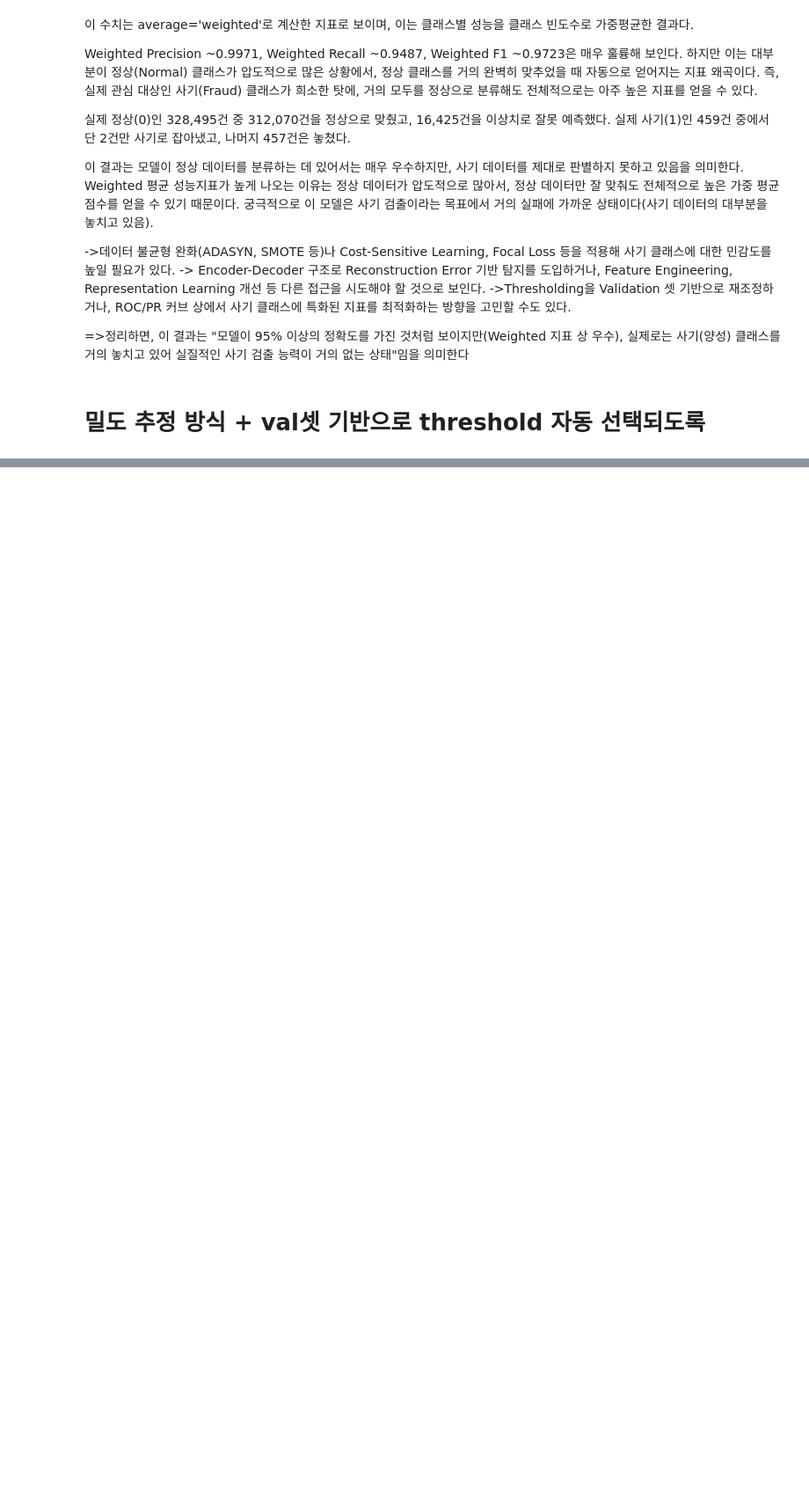
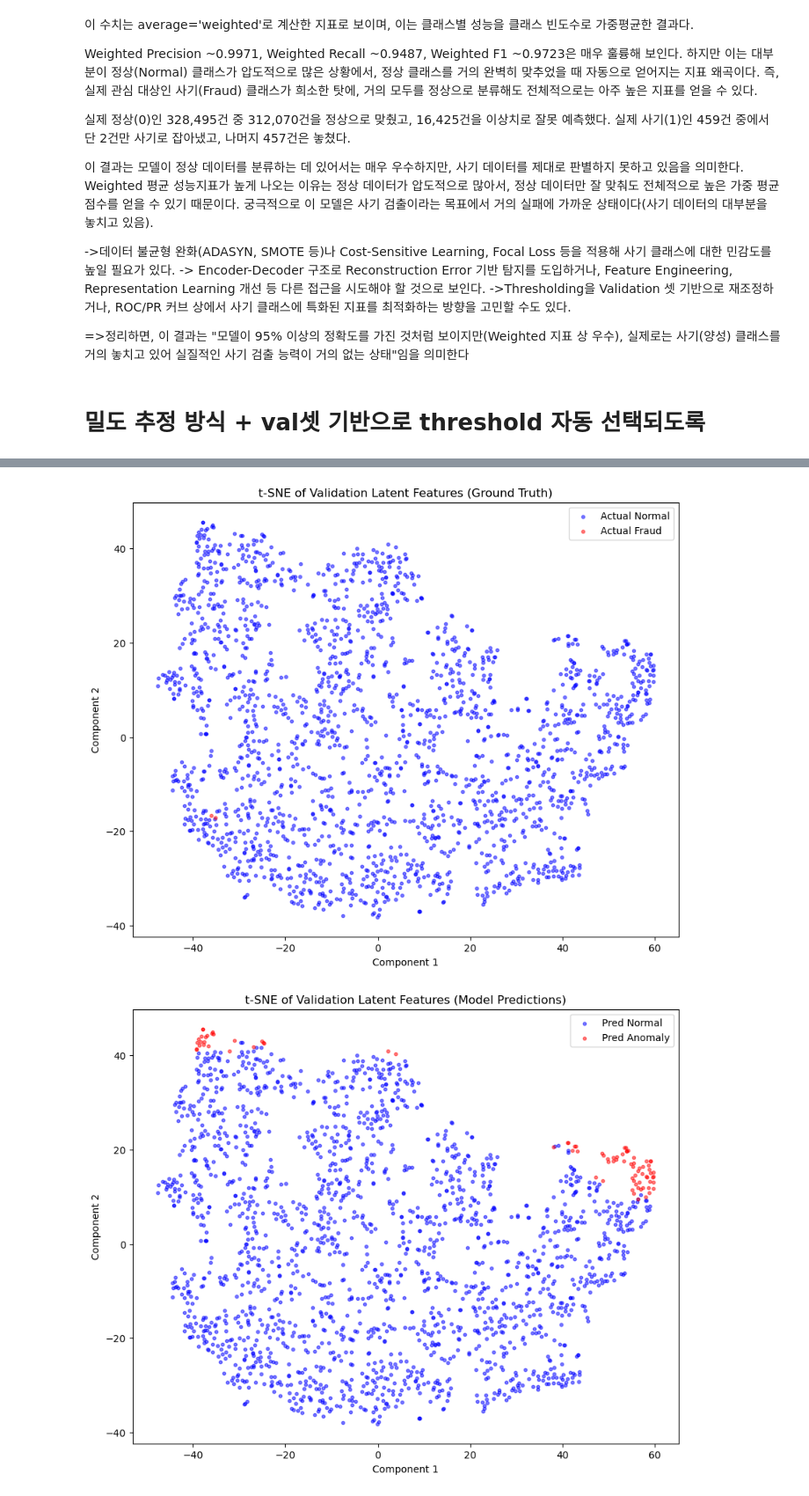
Before and after one commit to bobo9245/DS_2, a Jupyter notebook: anomaly.ipynb, the cells around one changed output, grey strips where cells are left out. Shown at 88% size. Saved outputs shown, nothing was run; the diff lists cells and outputs as text; code cells hidden in the pictures; blank space fills up the shorter version.

```diff
--- a/anomaly.ipynb
+++ b/anomaly.ipynb
@@ -605,0 +616,57 @@ plt.show()
+# %%
+import torch
+import numpy as np
+import matplotlib.pyplot as plt
+from sklearn.manifold import TSNE
+
+# 1. Validation 데이터 Latent Feature 추출
+val_latent = extract_features(model, x_cat_val_split, x_num_val_split)
+val_latent_np = val_latent.cpu().numpy()
+
+# 2. 실제 레이블(Ground Truth) 및 모델 예측값
+y_val_np = y_val_split.cpu().numpy()  # 실제 Fraud/Normal 레이블
+distances = torch.norm(val_latent - c, dim=1).cpu().numpy()
+pred_anomaly = (distances > threshold).astype(int)  # 모델 예측값
+
+# 3. t-SNE로 Latent Feature를 2D로 투영
+sample_size = 2000
+if len(val_latent_np) > sample_size:
+    indices = np.random.choice(len(val_latent_np), size=sample_size, replace=False)
+else:
+    indices = np.arange(len(val_latent_np))
+
+sample_features = val_latent_np[indices]
+sample_labels = y_val_np[indices]  # 실제 레이블
+sample_preds = pred_anomaly[indices]  # 모델 예측값
+
+tsne = TSNE(n_components=2, random_state=42)
+tsne_result = tsne.fit_transform(sample_features)
+
+# 4. t-SNE 시각화 (실제 레이블 기준)
+normal_tsne_gt = tsne_result[sample_labels == 0]
+fraud_tsne_gt = tsne_result[sample_labels == 1]
+
+plt.figure(figsize=(10, 8))
+plt.scatter(normal_tsne_gt[:, 0], normal_tsne_gt[:, 1], c='blue', alpha=0.5, label='Actual Normal', s=10)
+plt.scatter(fraud_tsne_gt[:, 0], fraud_tsne_gt[:, 1], c='red', alpha=0.5, label='Actual Fraud', s=10)
+plt.title('t-SNE of Validation Latent Features (Ground Truth)')
+plt.legend()
+plt.xlabel('Component 1')
+plt.ylabel('Component 2')
+plt.show()
+
+# 5. t-SNE 시각화 (모델 예측값 기준)
+normal_tsne_pred = tsne_result[sample_preds == 0]
+anomaly_tsne_pred = tsne_result[sample_preds == 1]
+
+plt.figure(figsize=(10, 8))
+plt.scatter(normal_tsne_pred[:, 0], normal_tsne_pred[:, 1], c='blue', alpha=0.5, label='Pred Normal', s=10)
+plt.scatter(anomaly_tsne_pred[:, 0], anomaly_tsne_pred[:, 1], c='red', alpha=0.5, label='Pred Anomaly', s=10)
+plt.title('t-SNE of Validation Latent Features (Model Predictions)')
+plt.legend()
+plt.xlabel('Component 1')
+plt.ylabel('Component 2')
+plt.show()
+# %% [output]
+[figure, added]
+[figure, added]
```
Also changed, not shown: parts of 3 cells of this notebook, 2 other files.
